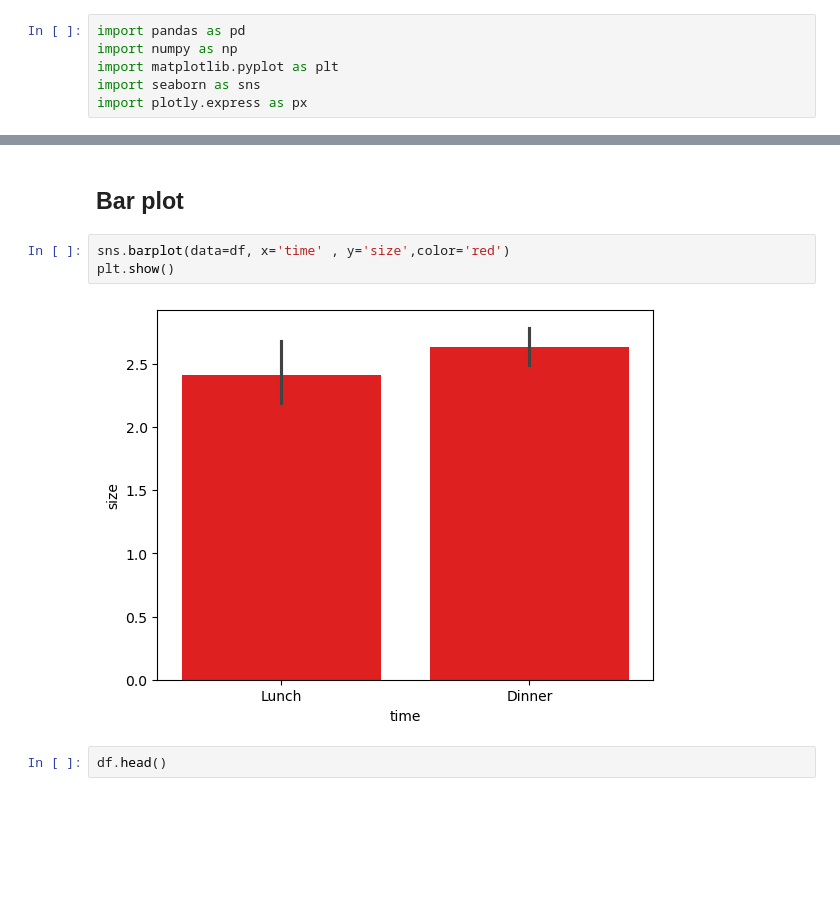
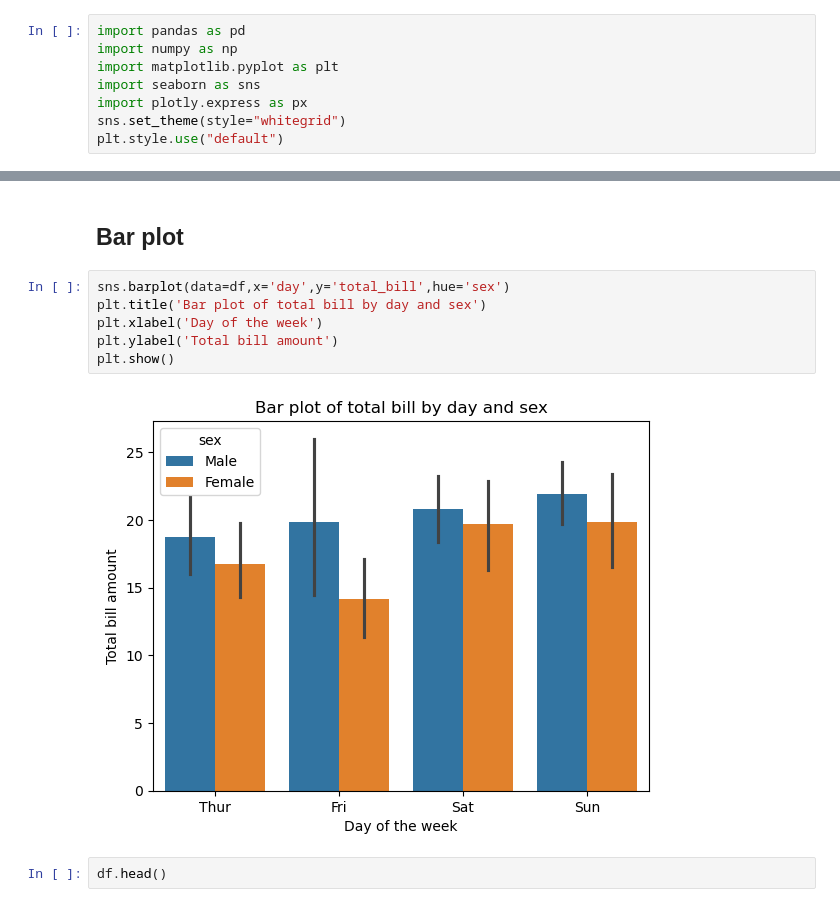
Before and after one commit to Jawad-Muzafar/Data-Visualization-, a Jupyter notebook: seaborn.ipynb, the cells around one changed output, grey strips where cells are left out. Cells and saved outputs as stored; diff of their text form; blank space fills up the shorter version.

```diff
--- a/seaborn.ipynb
+++ b/seaborn.ipynb
@@ -6,6 +6,8 @@ import numpy as np
 import matplotlib.pyplot as plt
 import seaborn as sns
 import plotly.express as px
+sns.set_theme(style="whitegrid")
+plt.style.use("default")
 # %% [markdown]
 ## Loading dataset
 # %%
@@ -70,10 +66,13 @@ sns.relplot(kind='scatter',data=df,x='total_bill',y='tip' ,col='smoker',row='sex
 # %% [markdown]
 ## **Bar plot**
 # %%
-sns.barplot(data=df, x='time' , y='size',color='red')
+sns.barplot(data=df,x='day',y='total_bill',hue='sex')
+plt.title('Bar plot of total bill by day and sex')
+plt.xlabel('Day of the week')
+plt.ylabel('Total bill amount')
 plt.show()
 # %% [output]
-[figure, old version]
+[figure, new version]
 # %%
 df.head()
 # %% [output]
```
Also changed, not shown: parts of 22 cells of this notebook.
